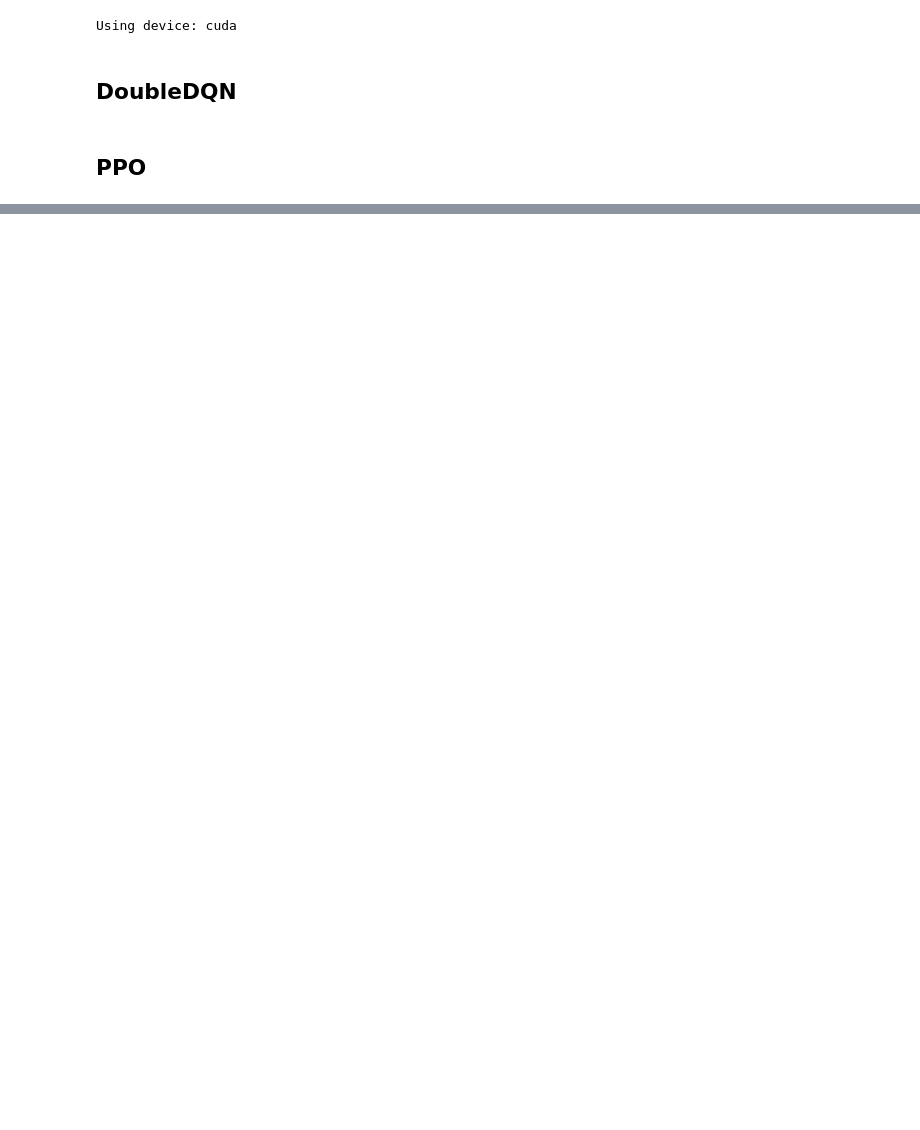
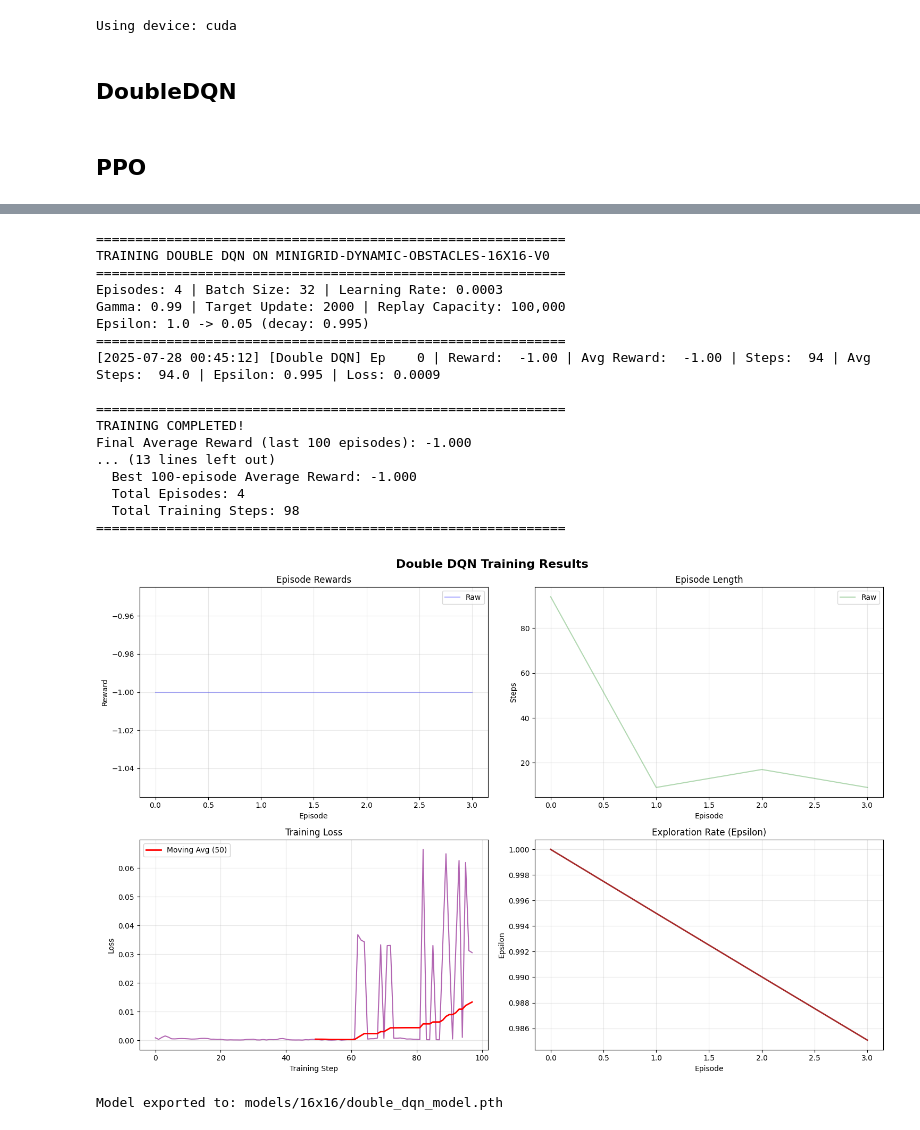
Before and after one commit to Gal-Noy/MSC-Reinforcement-Learning, a Jupyter notebook: final/training.ipynb, the cells around one changed output, grey strips where cells are left out. Saved outputs shown, nothing was run; the diff lists cells and outputs as text; code cells hidden in the pictures; blank space fills up the shorter version.

```diff
--- a/final/training.ipynb
+++ b/final/training.ipynb
@@ -393,10 +450,9 @@ def export_model(model, name, env_name, models_dir="models"):
     return model_path
 
 def plot_training_results(logs, window=50, title="Training Results"):
-    """Plot training results with moving averages."""
+    """Plot training rewards, steps, losses and (optionally) epsilon decay."""
 
     def moving_average(data, window):
-        """Compute moving average of data."""
         if len(data) < window:
             return data
         return np.convolve(data, np.ones(window)/window, mode='valid')
@@ -416,7 +472,7 @@ def plot_training_results(logs, window=50, title="Training Results"):
     axes[0, 0].legend()
     axes[0, 0].grid(alpha=0.3)
 
-    # Episode Steps
+    # Episode Lengths
     axes[0, 1].plot(logs["steps"], alpha=0.3, label="Raw", color='green')
     if len(logs["steps"]) >= window:
         smooth_steps = moving_average(logs["steps"], window)
@@ -428,26 +484,28 @@ def plot_training_results(logs, window=50, title="Training Results"):
     axes[0, 1].legend()
     axes[0, 1].grid(alpha=0.3)
 
-    # Training Loss
-    if logs["losses"]:
+    # Loss
+    if logs.get("losses"):
         axes[1, 0].plot(logs["losses"], alpha=0.6, color='purple')
         if len(logs["losses"]) >= window:
             smooth_loss = moving_average(logs["losses"], window)
             axes[1, 0].plot(range(window-1, len(logs["losses"])), smooth_loss,
                            label=f"Moving Avg ({window})", linewidth=2, color='red')
             axes[1, 0].legend()
-    axes[1, 0].set_title("Training Loss")
-    axes[1, 0].set_xlabel("Training Step")
-    axes[1, 0].set_ylabel("TD Loss")
-    axes[1, 0].grid(alpha=0.3)
+        axes[1, 0].set_title("Training Loss")
+        axes[1, 0].set_xlabel("Training Step")
+        axes[1, 0].set_ylabel("Loss")
+        axes[1, 0].grid(alpha=0.3)
 
-    # Epsilon Decay
+    # Epsilon (if available)
     if "epsilons" in logs and logs["epsilons"]:
         axes[1, 1].plot(logs["epsilons"], color='brown', linewidth=2)
         axes[1, 1].set_title("Exploration Rate (Epsilon)")
         axes[1, 1].set_xlabel("Episode")
         axes[1, 1].set_ylabel("Epsilon")
         axes[1, 1].grid(alpha=0.3)
+    else:
+        axes[1, 1].axis("off")
 
     plt.tight_layout()
     plt.show()
@@ -473,19 +531,15 @@ def print_performance_summary(logs):
     print(f"  Total Training Steps: {len(logs['losses']):,}")
     print(f"{'='*60}")
 # %%
-EXPERIMENTS = {
-    'Double DQN': train_double_dqn,
-    'PPO': train_ppo
-}
-
-def run_experiment(name, env_name="MiniGrid-Dynamic-Obstacles-16x16-v0", **kwargs):
+def run_experiment(name, env_name="MiniGrid-Dynamic-Obstacles-16x16-v0", log_and_export=True, **kwargs):
     """Run complete experiment: train agent, analyze, and plot."""
     # Train agent
     out = EXPERIMENTS[name](env_name=env_name, **kwargs)
 
-    # Analyze and visualize
-    print_performance_summary(out)
-    plot_training_results(out, title=f"{name} Training Results")
-    export_model(out["model"], name, env_name)
+    if log_and_export:
+        # Analyze and visualize
+        print_performance_summary(out)
+        plot_training_results(out, title=f"{name} Training Results")
+        export_model(out["model"], name, env_name)
 
     return out
@@ -519,0 +649,22 @@ Model exported to: models/6x6/ppo_model.pth
+# %%
+dqn_out = run_experiment("Double DQN", lr=3e-4, target_update_freq=2000, batch_size=32)
+# %% [output]
+============================================================
+TRAINING DOUBLE DQN ON MINIGRID-DYNAMIC-OBSTACLES-16X16-V0
+============================================================
+Episodes: 4 | Batch Size: 32 | Learning Rate: 0.0003
+Gamma: 0.99 | Target Update: 2000 | Replay Capacity: 100,000
+Epsilon: 1.0 -> 0.05 (decay: 0.995)
+============================================================
+[2025-07-28 00:45:12] [Double DQN] Ep    0 | Reward:  -1.00 | Avg Reward:  -1.00 | Steps:  94 | Avg Steps:  94.0 | Epsilon: 0.995 | Loss: 0.0009
+
+============================================================
+TRAINING COMPLETED!
+Final Average Reward (last 100 episodes): -1.000
+... (13 lines left out)
+  Best 100-episode Average Reward: -1.000
+  Total Episodes: 4
+  Total Training Steps: 98
+============================================================
+[figure, added]
+Model exported to: models/16x16/double_dqn_model.pth
```
Also changed, not shown: parts of 17 cells of this notebook, 9 other files.
